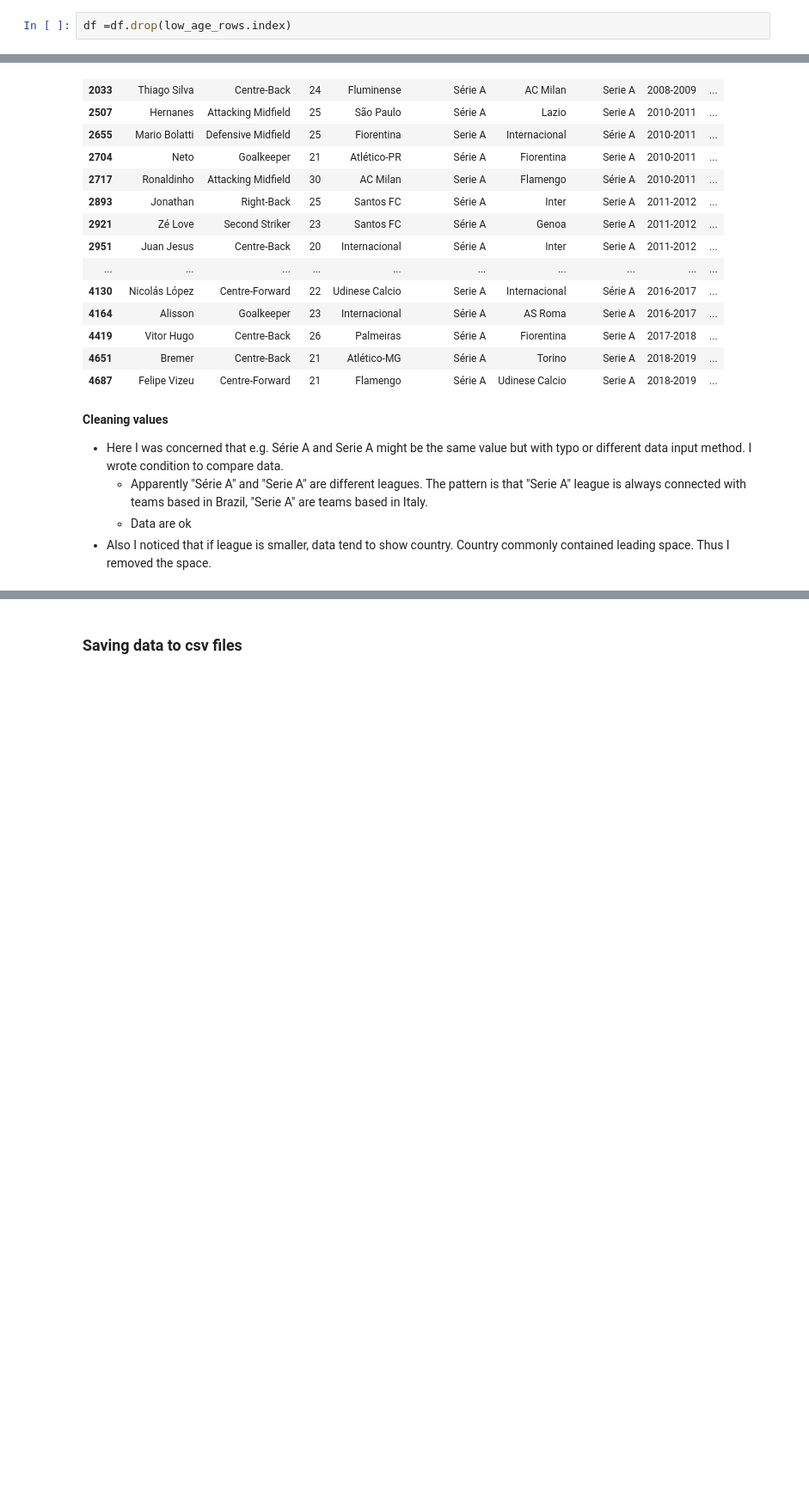
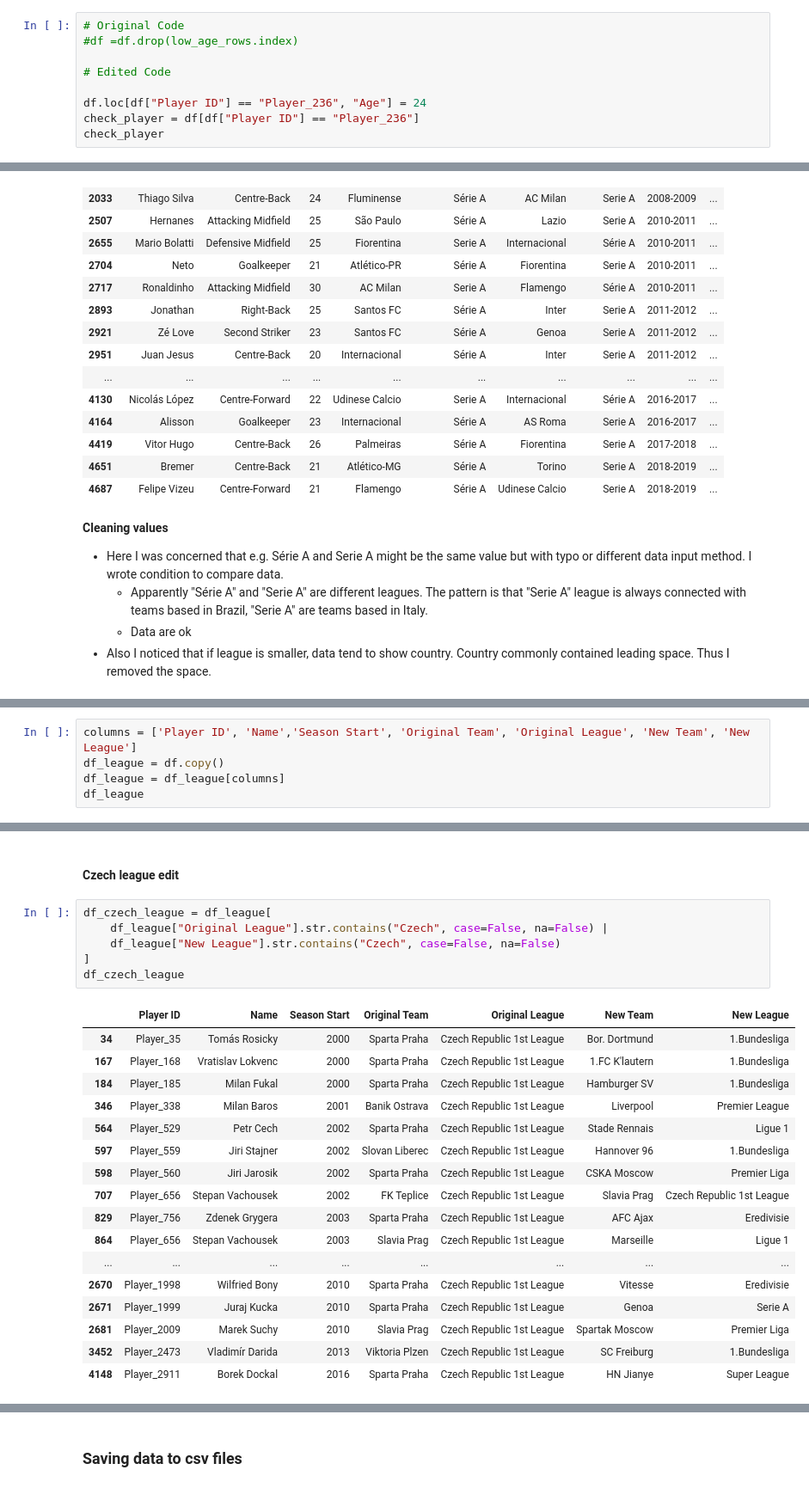
Before and after one commit to Tap4J/Csob, a Jupyter notebook: cleaning_dataset.ipynb, the cells around one changed output, grey strips where cells are left out. Shown: that part at 86% size. Saved outputs shown, nothing was run; the diff lists cells and outputs as text; blank space fills up the shorter version.

```diff
--- a/cleaning_dataset.ipynb
+++ b/cleaning_dataset.ipynb
@@ -321,4 +321,11 @@ low_age_rows
 |  | Name | Position | Age | Original Team | Original League | New Team | New League | Season | ... |
 | 236 | Marzouq Al-Otaibi | Centre-Forward | 0 | Shabab | Saudi Arabia | Ittihad | Saudi Arabia | 2000-2001 | ... |
 # %%
-df =df.drop(low_age_rows.index)
+# Original Code
+#df =df.drop(low_age_rows.index)
+
+# Edited Code
+
+df.loc[df["Player ID"] == "Player_236", "Age"] = 24
+check_player = df[df["Player ID"] == "Player_236"]
+check_player
@@ -458,0 +487,5 @@ filtered_rows.head(30)
+# %%
+columns = ['Player ID', 'Name','Season Start', 'Original Team', 'Original League', 'New Team', 'New League']
+df_league = df.copy()
+df_league = df_league[columns]
+df_league
@@ -458,0 +506,26 @@ filtered_rows.head(30)
+# %% [markdown]
+#### Czech league edit
+# %%
+df_czech_league = df_league[
+    df_league["Original League"].str.contains("Czech", case=False, na=False) |
+    df_league["New League"].str.contains("Czech", case=False, na=False)
+]
+df_czech_league
+# %% [output]
+|  | Player ID | Name | Season Start | Original Team | Original League | New Team | New League |
+| 34 | Player_35 | Tomás Rosicky | 2000 | Sparta Praha | Czech Republic 1st League | Bor. Dortmund | 1.Bundesliga |
+| 167 | Player_168 | Vratislav Lokvenc | 2000 | Sparta Praha | Czech Republic 1st League | 1.FC K'lautern | 1.Bundesliga |
+| 184 | Player_185 | Milan Fukal | 2000 | Sparta Praha | Czech Republic 1st League | Hamburger SV | 1.Bundesliga |
+| 346 | Player_338 | Milan Baros | 2001 | Banik Ostrava | Czech Republic 1st League | Liverpool | Premier League |
+| 564 | Player_529 | Petr Cech | 2002 | Sparta Praha | Czech Republic 1st League | Stade Rennais | Ligue 1 |
+| 597 | Player_559 | Jiri Stajner | 2002 | Slovan Liberec | Czech Republic 1st League | Hannover 96 | 1.Bundesliga |
+| 598 | Player_560 | Jiri Jarosik | 2002 | Sparta Praha | Czech Republic 1st League | CSKA Moscow | Premier Liga |
+| 707 | Player_656 | Stepan Vachousek | 2002 | FK Teplice | Czech Republic 1st League | Slavia Prag | Czech Republic 1st League |
+| 829 | Player_756 | Zdenek Grygera | 2003 | Sparta Praha | Czech Republic 1st League | AFC Ajax | Eredivisie |
+| 864 | Player_656 | Stepan Vachousek | 2003 | Slavia Prag | Czech Republic 1st League | Marseille | Ligue 1 |
+| ... | ... | ... | ... | ... | ... | ... | ... |
+| 2670 | Player_1998 | Wilfried Bony | 2010 | Sparta Praha | Czech Republic 1st League | Vitesse | Eredivisie |
+| 2671 | Player_1999 | Juraj Kucka | 2010 | Sparta Praha | Czech Republic 1st League | Genoa | Serie A |
+| 2681 | Player_2009 | Marek Suchy | 2010 | Slavia Prag | Czech Republic 1st League | Spartak Moscow | Premier Liga |
+| 3452 | Player_2473 | Vladimír Darida | 2013 | Viktoria Plzen | Czech Republic 1st League | SC Freiburg | 1.Bundesliga |
+| 4148 | Player_2911 | Borek Dockal | 2016 | Sparta Praha | Czech Republic 1st League | HN Jianye | Super League |
```
Also changed, not shown: parts of 21 cells of this notebook.
